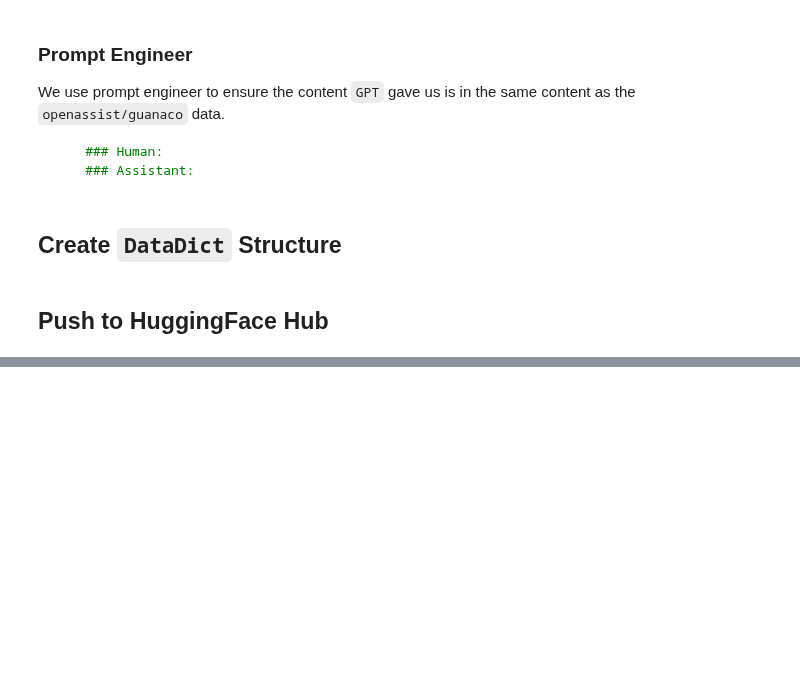
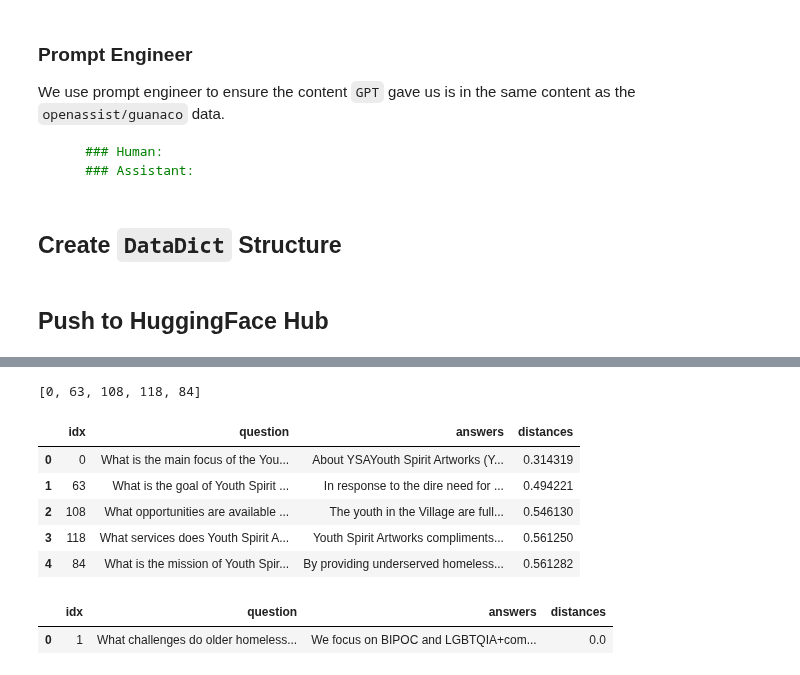
Before and after one commit to yiqiao-yin/WYNAssociates, a Jupyter notebook: docs/ref-deeplearning/ex24f - process any custom data from pdf to create qa pairs for rag system and push to huggingface.ipynb, the cells around one changed output, grey strips where cells are left out. Saved outputs shown, nothing was run; the diff lists cells and outputs as text; code cells hidden in the pictures; blank space fills up the shorter version.

```diff
--- a/docs/ref-deeplearning/ex24f - process any custom data from pdf to create qa pairs for rag system and push to huggingface.ipynb
+++ b/docs/ref-deeplearning/ex24f - process any custom data from pdf to create qa pairs for rag system and push to huggingface.ipynb
@@ -184,0 +217,52 @@ dataset_dict.push_to_hub(app_id)
+# %%
+dataset = load_dataset("eagle0504/youthless-homeless-shelter-web-scrape-dataset-qa-formatted")
+client = chromadb.Client()
+random_number = np.random.randint(low=1e9, high=1e10)
+random_string = ''.join(np.random.choice(list(string.ascii_uppercase + string.digits), size=10))
+combined_string = f"{random_number}{random_string}"
+collection = client.create_collection(combined_string)
+
+# Embed and store the first N supports for this demo
+L = len(dataset["train"]['questions'])
+collection.add(
+    ids=[str(i) for i in range(0, L)],  # IDs are just strings
+    documents=dataset["train"]['questions'], # Enter questions here
+    metadatas=[{"type": "support"} for _ in range(0, L)],
+)
+# %%
+question = "What is the main focus of the Youth Spirit Artworks program in Santa Babra, New York?"
+# %%
+results = collection.query(
+    query_texts=question,
+    n_results=5
+)
+# %%
+idx = results["ids"][0]
+idx = [int(i) for i in idx]
+idx
+# %% [output]
+[0, 63, 108, 118, 84]
+# %%
+ref = pd.DataFrame(
+    {
+        "idx": idx,
+        "question": [dataset["train"]['questions'][i] for i in idx],
+        "answers": [dataset["train"]['answers'][i] for i in idx],
+        "distances": results["distances"][0]
+    }
+)
+ref
+# %% [output]
+|  | idx | question | answers | distances |
+| 0 | 0 | What is the main focus of the You... | About YSAYouth Spirit Artworks (Y... | 0.314319 |
+| 1 | 63 | What is the goal of Youth Spirit ... | In response to the dire need for ... | 0.494221 |
+| 2 | 108 | What opportunities are available ... | The youth in the Village are full... | 0.546130 |
+| 3 | 118 | What services does Youth Spirit A... | Youth Spirit Artworks compliments... | 0.561250 |
+| 4 | 84 | What is the mission of Youth Spir... | By providing underserved homeless... | 0.561282 |
+# %%
+special_threshold = 0.3
+filtered_ref = ref[ref["distances"] < special_threshold]
+filtered_ref
+# %% [output]
+|  | idx | question | answers | distances |
+| 0 | 1 | What challenges do older homeless... | We focus on BIPOC and LGBTQIA+com... | 0.0 |
```
Also changed, not shown: parts of 3 cells of this notebook.
